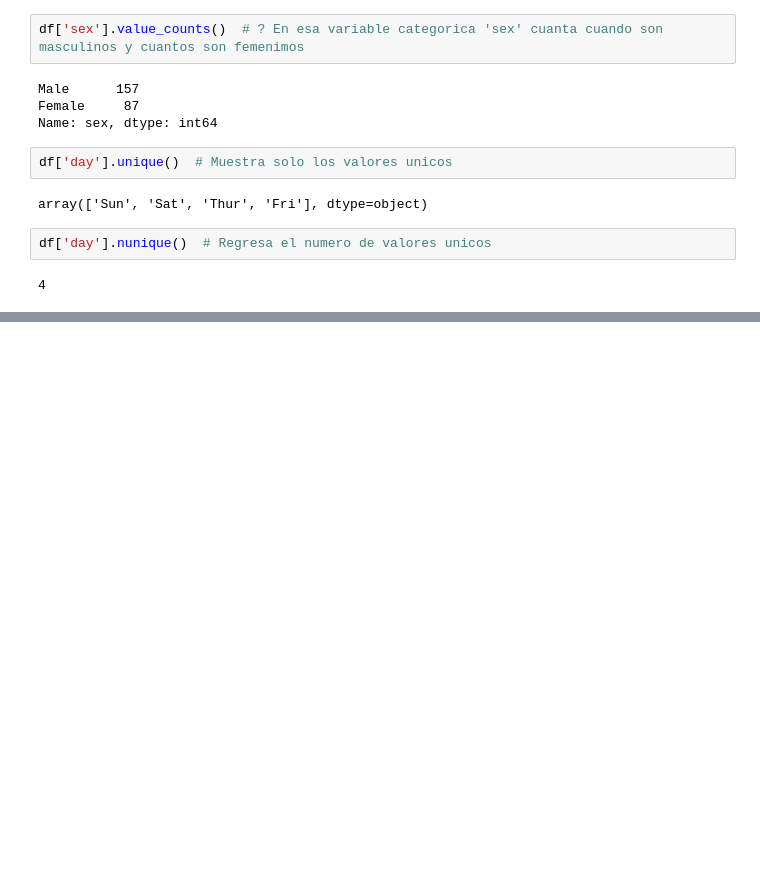
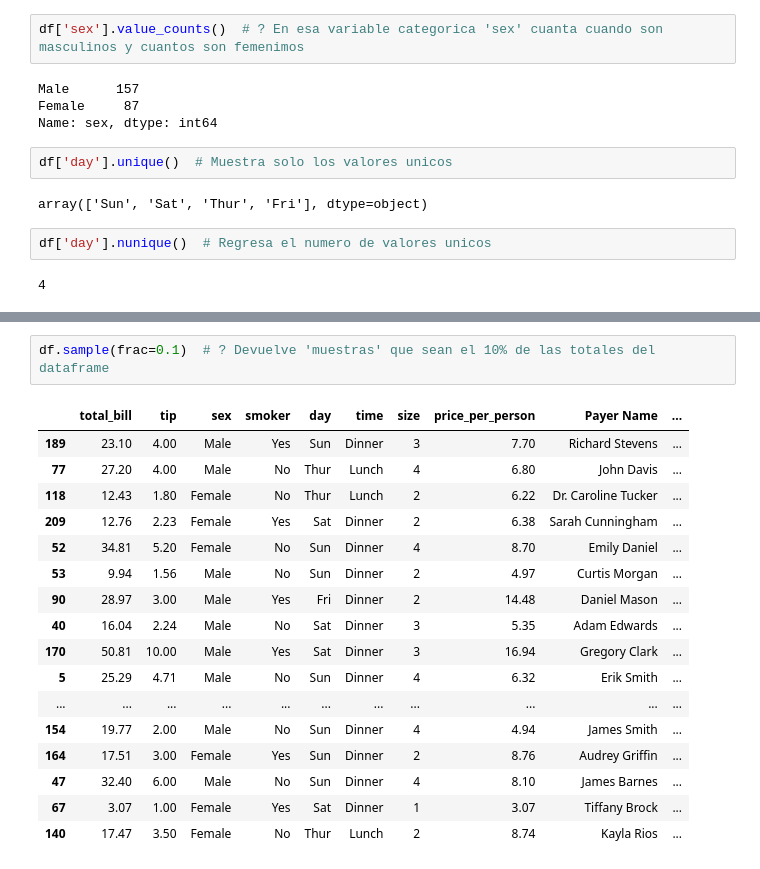
Before and after one commit to AngelDHackerman/fullDataSciencePath, a Jupyter notebook: python_Machine_Learning_Data_Science/Pandas/statistical_information_sorting.ipynb, the cells around one changed output, grey strips where cells are left out. Drawn from its saved outputs; the diff is of its cells as text; blank space fills up the shorter version.

Commit message:
viendo los valores de muestra grandes y pequeños y muestras de data frame

```diff
--- a/python_Machine_Learning_Data_Science/Pandas/statistical_information_sorting.ipynb
+++ b/python_Machine_Learning_Data_Science/Pandas/statistical_information_sorting.ipynb
@@ -117,0 +293,20 @@ df['day'].nunique()  # Regresa el numero de valores unicos
+# %%
+df.sample(frac=0.1)  # ? Devuelve 'muestras' que sean el 10% de las totales del dataframe
+# %% [output]
+|  | total_bill | tip | sex | smoker | day | time | size | price_per_person | Payer Name | ... |
+| 189 | 23.10 | 4.00 | Male | Yes | Sun | Dinner | 3 | 7.70 | Richard Stevens | ... |
+| 77 | 27.20 | 4.00 | Male | No | Thur | Lunch | 4 | 6.80 | John Davis | ... |
+| 118 | 12.43 | 1.80 | Female | No | Thur | Lunch | 2 | 6.22 | Dr. Caroline Tucker | ... |
+| 209 | 12.76 | 2.23 | Female | Yes | Sat | Dinner | 2 | 6.38 | Sarah Cunningham | ... |
+| 52 | 34.81 | 5.20 | Female | No | Sun | Dinner | 4 | 8.70 | Emily Daniel | ... |
+| 53 | 9.94 | 1.56 | Male | No | Sun | Dinner | 2 | 4.97 | Curtis Morgan | ... |
+| 90 | 28.97 | 3.00 | Male | Yes | Fri | Dinner | 2 | 14.48 | Daniel Mason | ... |
+| 40 | 16.04 | 2.24 | Male | No | Sat | Dinner | 3 | 5.35 | Adam Edwards | ... |
+| 170 | 50.81 | 10.00 | Male | Yes | Sat | Dinner | 3 | 16.94 | Gregory Clark | ... |
+| 5 | 25.29 | 4.71 | Male | No | Sun | Dinner | 4 | 6.32 | Erik Smith | ... |
+| ... | ... | ... | ... | ... | ... | ... | ... | ... | ... | ... |
+| 154 | 19.77 | 2.00 | Male | No | Sun | Dinner | 4 | 4.94 | James Smith | ... |
+| 164 | 17.51 | 3.00 | Female | Yes | Sun | Dinner | 2 | 8.76 | Audrey Griffin | ... |
+| 47 | 32.40 | 6.00 | Male | No | Sun | Dinner | 4 | 8.10 | James Barnes | ... |
+| 67 | 3.07 | 1.00 | Female | Yes | Sat | Dinner | 1 | 3.07 | Tiffany Brock | ... |
+| 140 | 17.47 | 3.50 | Female | No | Thur | Lunch | 2 | 8.74 | Kayla Rios | ... |
```
Also changed, not shown: parts of 17 cells of this notebook, 1 other file.
